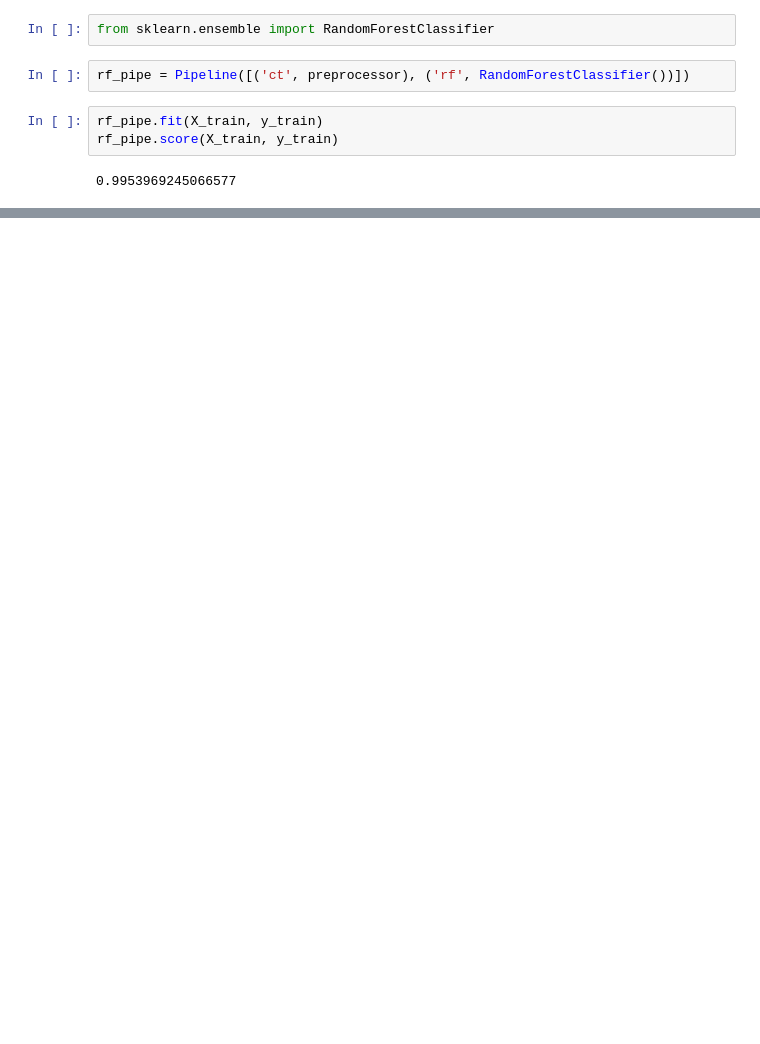
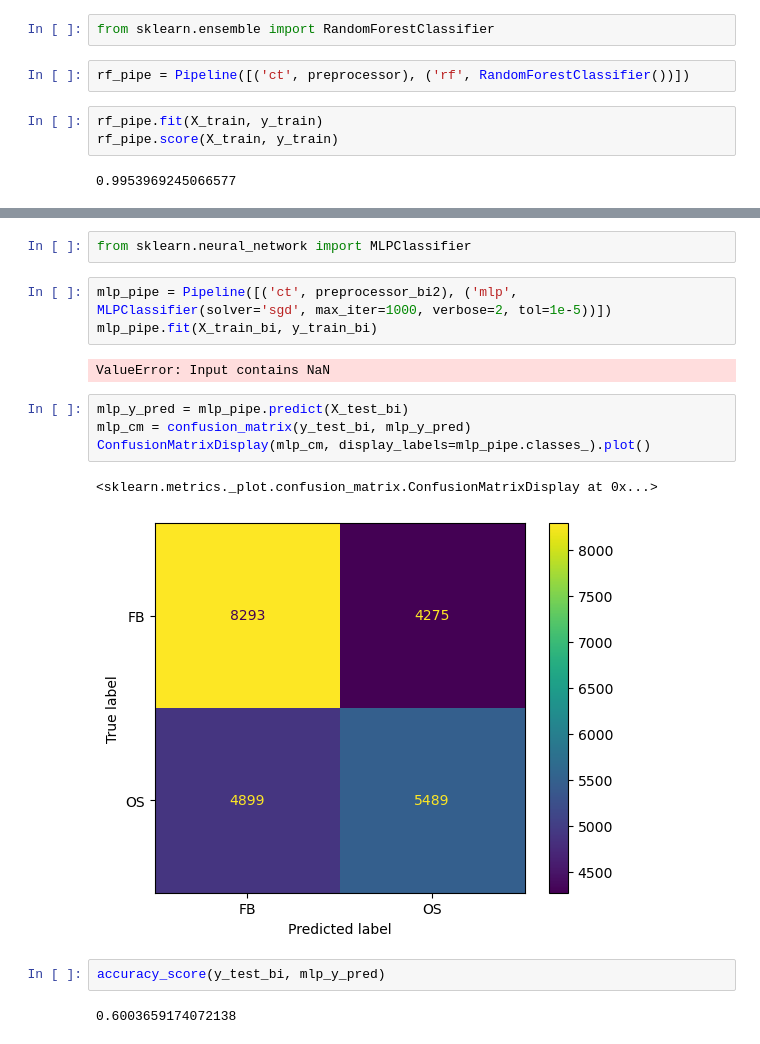
Before and after one commit to basstraining/pitch_predictor, a Jupyter notebook: notebooks/nathan_modeling.ipynb, the cells around one changed output, grey strips where cells are left out. Cells and saved outputs as stored; diff of their text form; blank space fills up the shorter version.

```diff
--- a/notebooks/nathan_modeling.ipynb
+++ b/notebooks/nathan_modeling.ipynb
@@ -134,0 +524,18 @@ array([0.52468419, 0.52410338, 0.52646482, 0.52719088, 0.52109199])
+# %%
+from sklearn.neural_network import MLPClassifier
+# %%
+mlp_pipe = Pipeline([('ct', preprocessor_bi2), ('mlp', MLPClassifier(solver='sgd', max_iter=1000, verbose=2, tol=1e-5))])
+mlp_pipe.fit(X_train_bi, y_train_bi)
+# %% [output]
+ValueError: Input contains NaN
+# %%
+mlp_y_pred = mlp_pipe.predict(X_test_bi)
+mlp_cm = confusion_matrix(y_test_bi, mlp_y_pred)
+ConfusionMatrixDisplay(mlp_cm, display_labels=mlp_pipe.classes_).plot()
+# %% [output]
+<sklearn.metrics._plot.confusion_matrix.ConfusionMatrixDisplay at 0x...>
+[figure, added]
+# %%
+accuracy_score(y_test_bi, mlp_y_pred)
+# %% [output]
+0.6003659174072138
```
Also changed, not shown: parts of 68 cells of this notebook.
